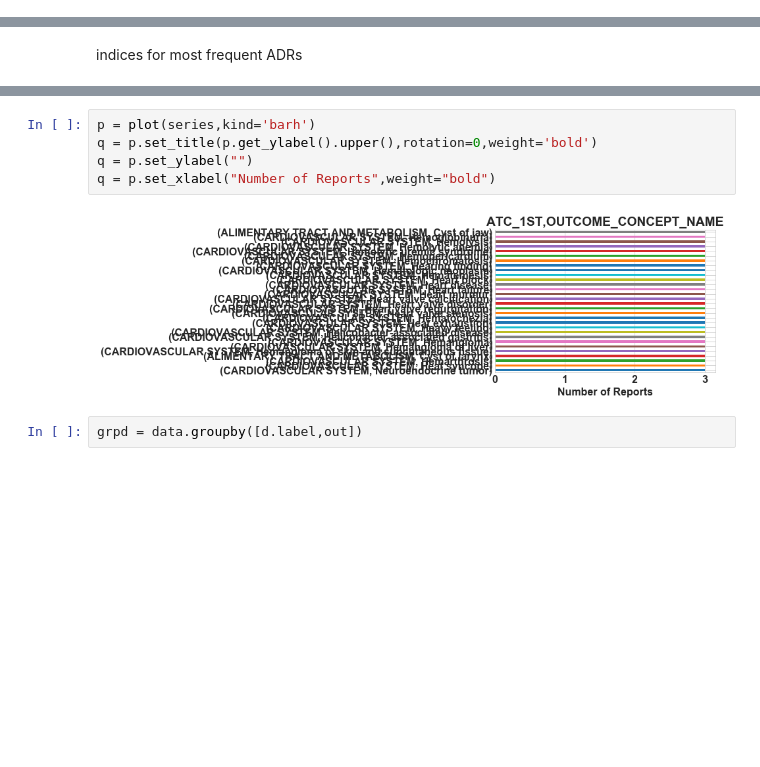
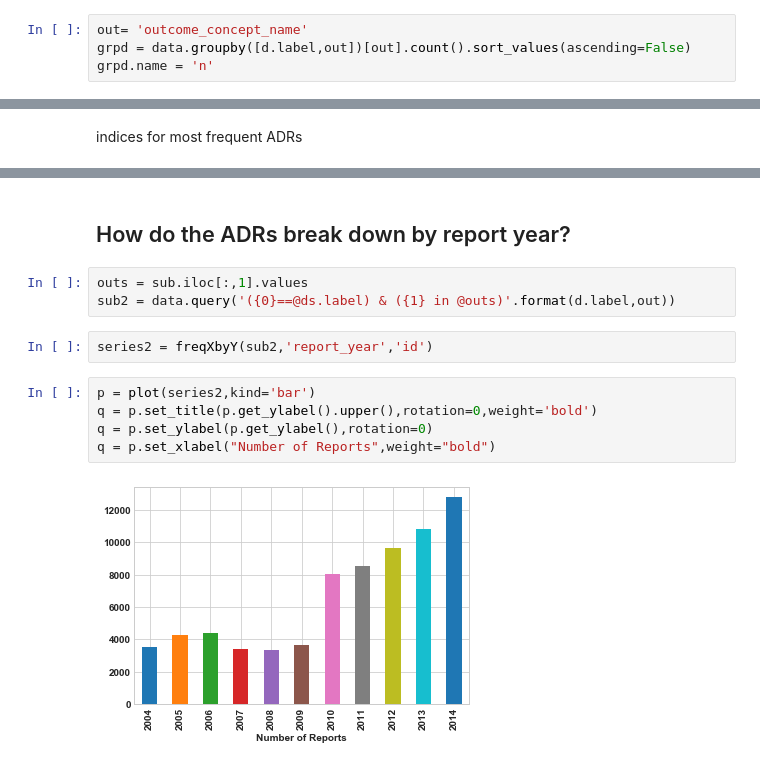
Before and after one commit to NCBI-Hackathons/SafeDrugs, a Jupyter notebook: sandbox/feature_drugs_and_outcomes.ipynb, the cells around one changed output, grey strips where cells are left out. Saved outputs shown, nothing was run; the diff lists cells and outputs as text; blank space fills up the shorter version.

```diff
--- a/sandbox/feature_drugs_and_outcomes.ipynb
+++ b/sandbox/feature_drugs_and_outcomes.ipynb
@@ -25,0 +24,4 @@ dclasses = freqXbyY(data,d.label,d.label).index.values
+# %%
+out= 'outcome_concept_name'
+grpd = data.groupby([d.label,out])[out].count().sort_values(ascending=False)
+grpd.name = 'n'
@@ -39,9 +63,14 @@ series = dat.groupby([d.label,out])[out].count().sort_values(ascending=False).he
+# %% [markdown]
+## How do the ADRs break down by report year?
+# %%
+outs = sub.iloc[:,1].values
+sub2 = data.query('({0}==@ds.label) & ({1} in @outs)'.format(d.label,out))
+# %%
+series2 = freqXbyY(sub2,'report_year','id')
 # %%
-p = plot(series,kind='barh')
+p = plot(series2,kind='bar')
 q = p.set_title(p.get_ylabel().upper(),rotation=0,weight='bold')
-q = p.set_ylabel("")
+q = p.set_ylabel(p.get_ylabel(),rotation=0)
 q = p.set_xlabel("Number of Reports",weight="bold")
 # %% [output]
-[figure, old version]
+[figure, new version]
-# %%
-grpd = data.groupby([d.label,out])
```
Also changed, not shown: parts of 17 cells of this notebook, 1 other file.
